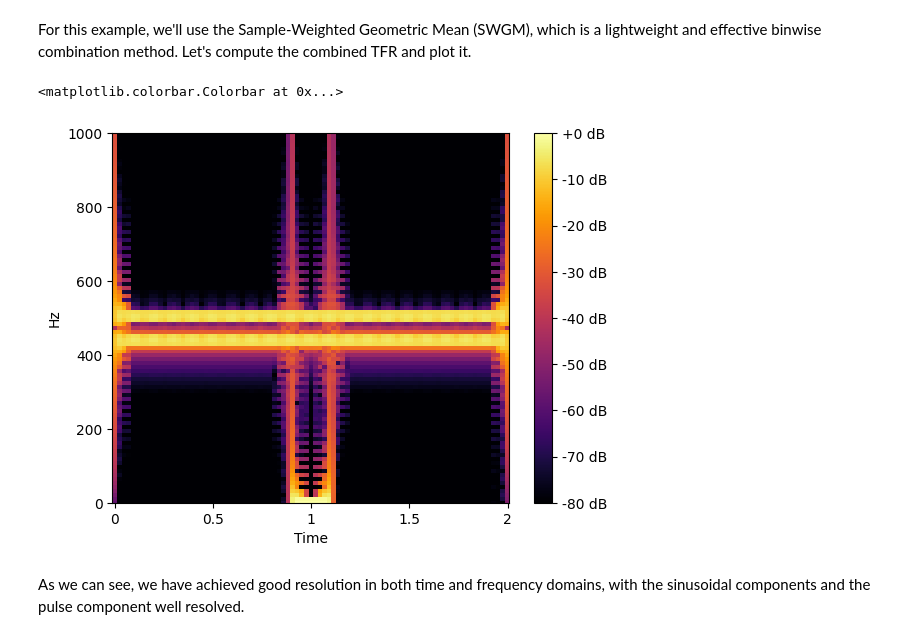
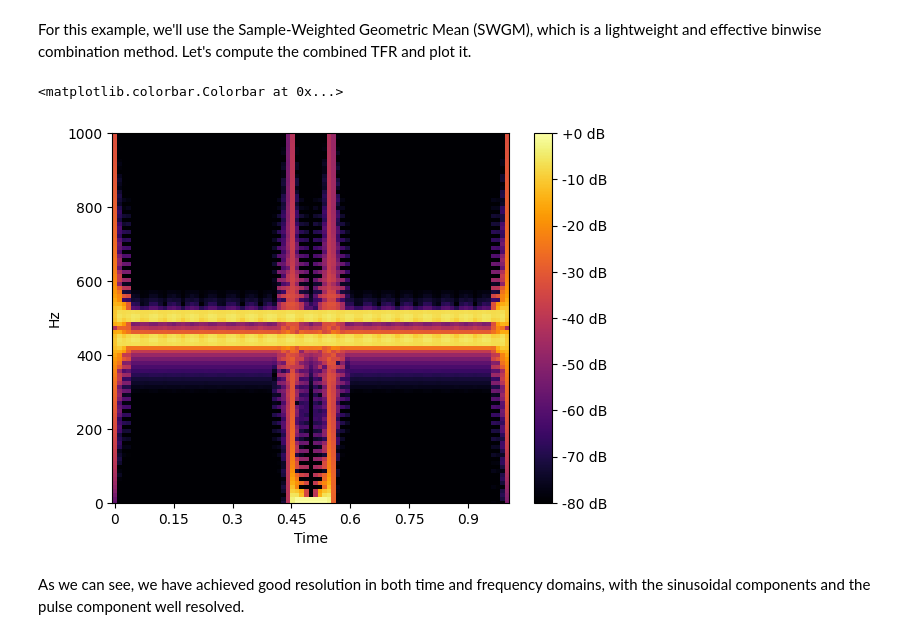
Before and after one commit to b-boechat/ctfr, a Jupyter notebook: examples/basic.ipynb, the cells around one changed output. Drawn from its saved outputs; the diff is of its cells as text; code cells hidden in the pictures.

```diff
--- a/examples/basic.ipynb
+++ b/examples/basic.ipynb
@@ -96,13 +107,16 @@ Listing installed methods:
 # %% [markdown]
 For this example, we'll use the Sample-Weighted Geometric Mean (SWGM), which is a lightweight and effective binwise combination method. Let's compute the combined TFR and plot it.
 # %%
+# Compute the combined spectrogram using tfrc.tfrc_from_specs and the SWGM method,
 swgm_spec = tfrc.tfrc_from_specs((spec_512, spec_1024, spec_2048), method='swgm')
-img = tfrc.specshow(tfrc.power_to_db(swgm_spec, ref=np.max), sr=sr, hop_length=512, x_axis='time', y_axis='linear', cmap='inferno')
+
+# Plot the combined spectrogram.
+img = tfrc.specshow(tfrc.power_to_db(swgm_spec, ref=np.max), sr=sr, hop_length=256, x_axis='time', y_axis='linear', cmap='inferno')
 plt.ylim(0, 1000)
 plt.colorbar(img, format="%+2.0f dB")
 # %% [output]
 <matplotlib.colorbar.Colorbar at 0x...>
-[figure, old version]
+[figure, new version]
 # %% [markdown]
 As we can see, we have achieved good resolution in both time and frequency domains, with the sinusoidal components and the pulse component well resolved.
 # %% [markdown]
```
Also changed, not shown: parts of 11 cells of this notebook.
